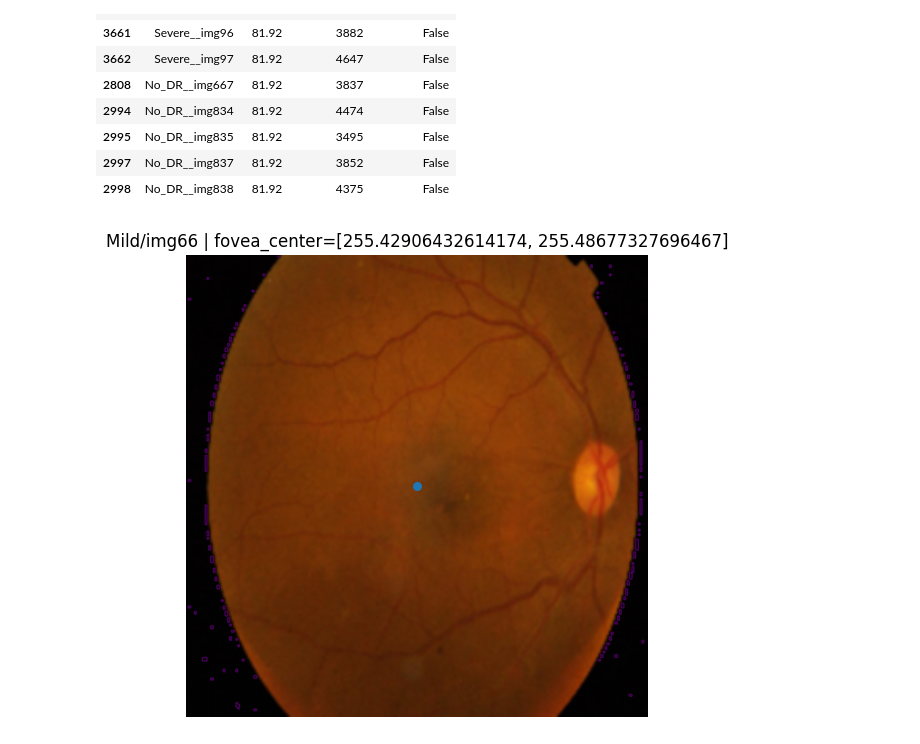
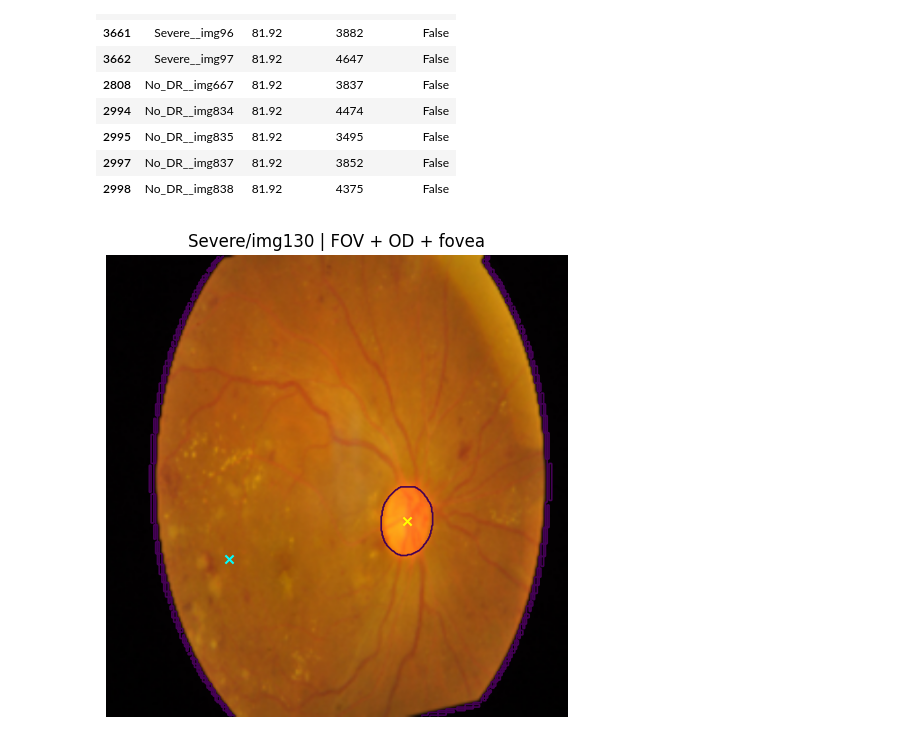
Before and after one commit to matchi-1/Adaptive-Hierarchical-Feature-Modulation-U-Net-Model-for-Retinal-Vessel-Segmentation, a Jupyter notebook: notebooks/new_biomarker/02_stage2_od_geometry.ipynb, the cells around one changed output. Cells and saved outputs as stored; diff of their text form; code cells hidden in the pictures.

```diff
--- a/notebooks/new_biomarker/02_stage2_od_geometry.ipynb
+++ b/notebooks/new_biomarker/02_stage2_od_geometry.ipynb
@@ -153,32 +153,39 @@ fallback rate: 0.008458390177353342
 | 2997 | No_DR__img837 | 81.92 | 3852 | False |
 | 2998 | No_DR__img838 | 81.92 | 4375 | False |
 # %%
-import json, numpy as np, matplotlib.pyplot as plt
+import numpy as np, json, matplotlib.pyplot as plt
 from pathlib import Path
 
 CACHE_ROOT = Path("../../outputs/aptos_cache")
 RUN_ID_STAGE1 = "aptos2019_stage1_03b974d569"
 RUN_ID_STAGE2 = "aptos2019_stage2_793ded0a61"
-image_id = "Mild/img66"
+image_id = "Severe/img130"
 
 def safe_id(s): return s.replace("/", "__")
 
 s1 = CACHE_ROOT / RUN_ID_STAGE1 / "stage1" / safe_id(image_id)
 s2 = CACHE_ROOT / RUN_ID_STAGE2 / "stage2" / safe_id(image_id)
 
 rgb_iso = np.load(s1/"rgb_iso.npy")
-fovea = np.load(s1/"fovea_1hw.npy")[0] if (s1/"fovea_1hw.npy").exists() else None
+fov = np.load(s1/"fov_1hw.npy")[0] > 0.5
+disc = np.load(s2/"disc_mask.npy") > 0
+od = json.loads((s2/"od.json").read_text())
 fv = json.loads((s2/"fovea.json").read_text())["fovea_center_yx"]
+
+cy, cx = od["center_yx"]
 
 plt.figure(figsize=(6,6))
 plt.imshow(rgb_iso)
-if fovea is not None:
-    plt.contour(fovea.astype(float), levels=[0.5], linewidths=1.0)
+plt.contour(fov.astype(float), levels=[0.5], linewidths=1.2)   # FOV
+plt.contour(disc.astype(float), levels=[0.5], linewidths=1.2)  # OD
+plt.scatter([cx],[cy], s=35, c="yellow", marker="x")           # OD center
+
 if fv is not None:
-    cy, cx = fv
-    plt.scatter([cx],[cy], s=30)
-plt.title(f"{image_id} | fovea_center={fv}")
+    fy, fx = fv
+    plt.scatter([fx],[fy], s=35, c="cyan", marker="x")         # fovea
+
+plt.title(f"{image_id} | FOV + OD + fovea")
 plt.axis("off")
 plt.show()
 # %% [output]
-[figure, old version]
+[figure, new version]
```
Also changed, not shown: 1 other file.
